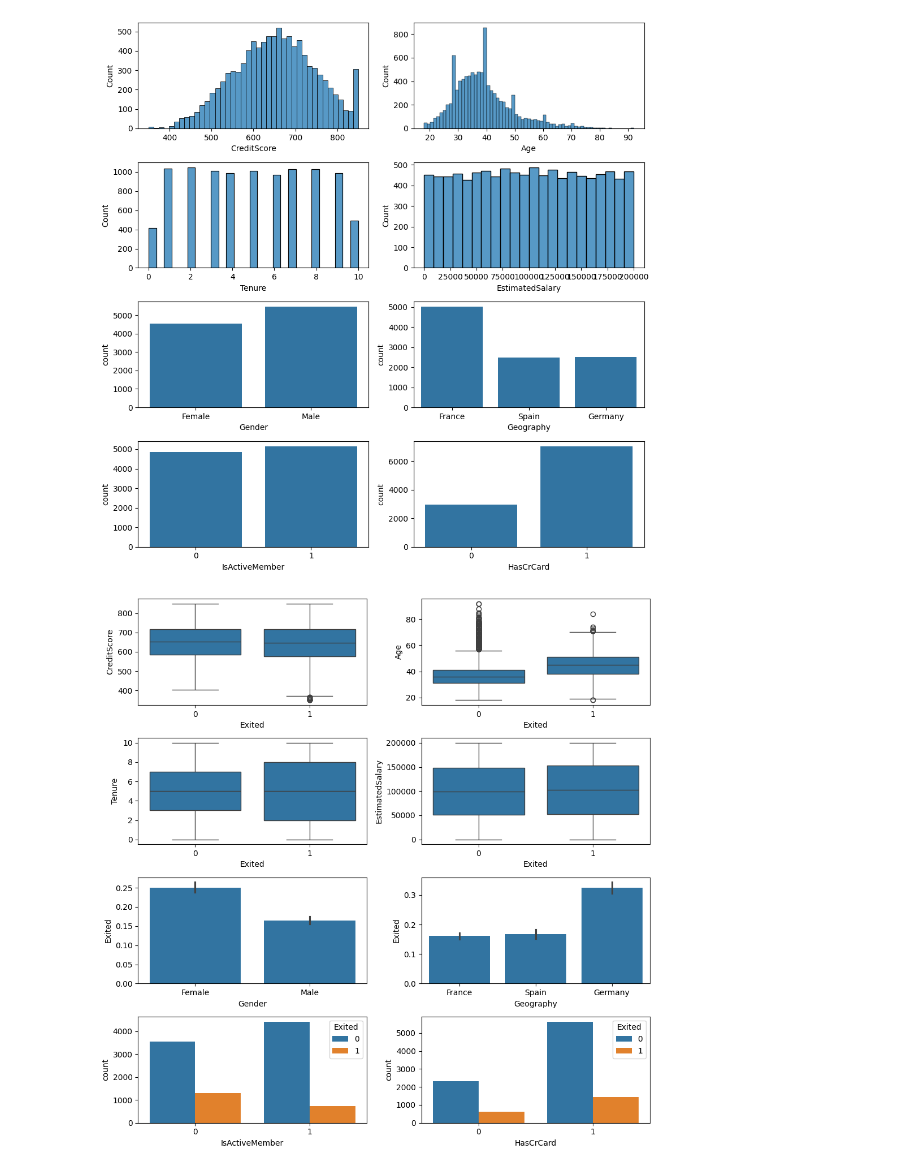
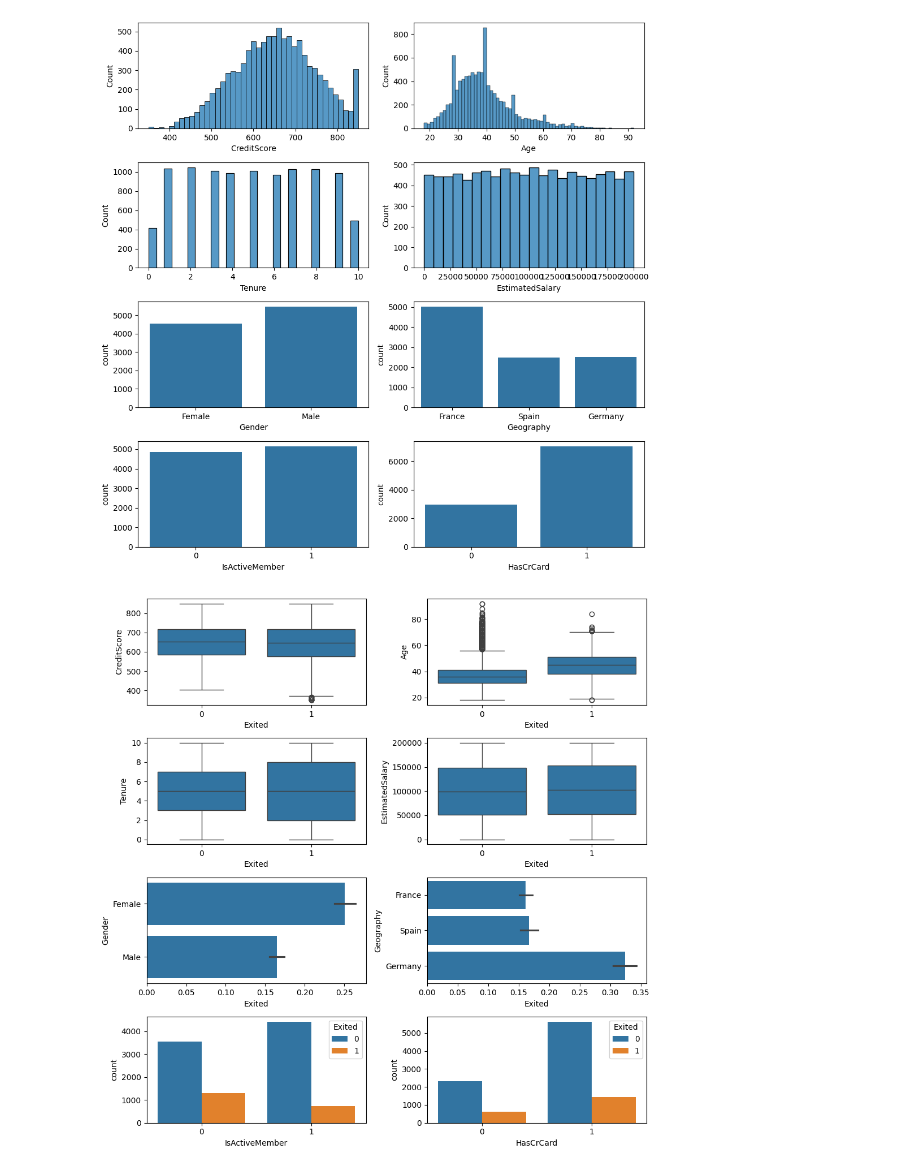
Before and after one commit to mlbvncs/Churn_Modelling_Data_Analysis, a Jupyter notebook: notebooks/eda.ipynb, the cells around one changed output. Drawn from its saved outputs; the diff is of its cells as text; code cells hidden in the pictures.

```diff
--- a/notebooks/eda.ipynb
+++ b/notebooks/eda.ipynb
@@ -112,21 +112,21 @@ plt.tight_layout()
 # %%
 #Análise bivariada
 #Definindo o tamanho da figura (largura, altura)
 plt.figure(figsize=(10, 10))
 
 #Plotando  e  para colunas-chave
 cols = ['CreditScore', 'Age', 'Tenure', 'EstimatedSalary', 'Gender', 'Geography', 'IsActiveMember', 'HasCrCard']
 for i in range(8):
     #Criando uma grade de 2 linhas e 2 colunas
     plt.subplot(4, 2, i+1)
     if i<=3:
         sns.boxplot(x='Exited', y=cols[i], data=df)
     elif i>=4 and i<=5:
-        sns.barplot(x=cols[i], y='Exited', data=df)
+        sns.barplot(x='Exited', y=cols[i], data=df)
     else:
         sns.countplot(x=cols[i], hue='Exited', data=df)
 
 #Ajustando o espaçamento para os títulos não baterem nos eixos
 plt.tight_layout()
 # %% [output]
-[figure, old version]
+[figure, new version]
```
Also changed, not shown: 1 other file.
